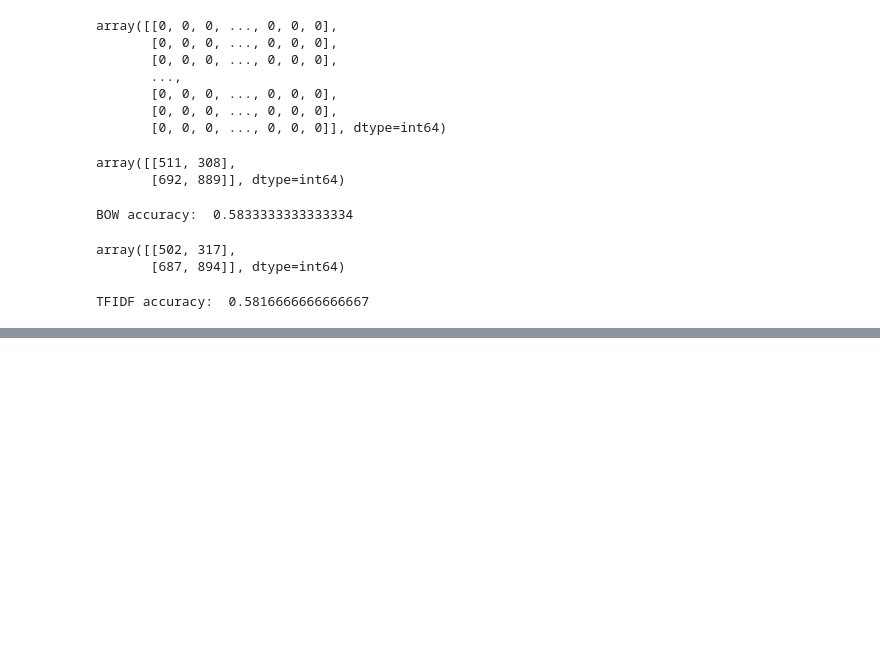
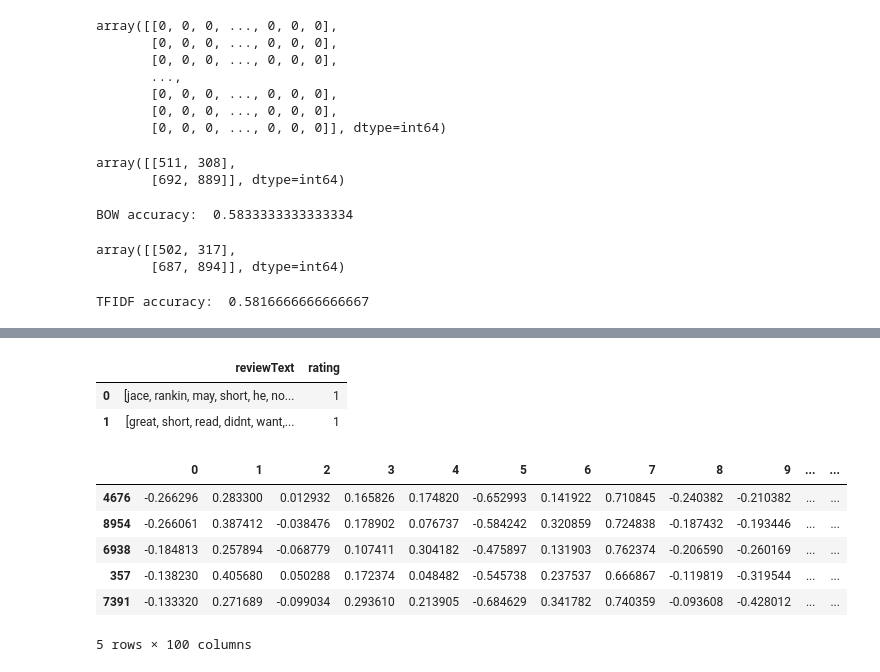
Before and after one commit to vp-31/Complete-Data-Science-With-Machine-Learning-And-NLP-2024, a Jupyter notebook: 26-CompleteNLP For Machine Learning/Practicals/30 and 31-Project 2- Kindle Review Sentiment Analyis.ipynb, the cells around one changed output, grey strips where cells are left out. Saved outputs shown, nothing was run; the diff lists cells and outputs as text; code cells hidden in the pictures; blank space fills up the shorter version.

```diff
--- a/26-CompleteNLP For Machine Learning/Practicals/30 and 31-Project 2- Kindle Review Sentiment Analyis.ipynb
+++ b/26-CompleteNLP For Machine Learning/Practicals/30 and 31-Project 2- Kindle Review Sentiment Analyis.ipynb
@@ -245,0 +395,22 @@ TFIDF accuracy:  0.5816666666666667
+# %%
+df.head(2)
+# %% [output]
+|  | reviewText | rating |
+| 0 | [jace, rankin, may, short, he, no... | 1 |
+| 1 | [great, short, read, didnt, want,... | 1 |
+# %%
+y=df['rating']
+# %%
+## Train Test Split
+from sklearn.model_selection import train_test_split
+X_train,X_test,y_train,y_test=train_test_split(df_final,y,test_size=0.20)
+# %%
+X_train.head()
+# %% [output]
+|  | 0 | 1 | 2 | 3 | 4 | 5 | 6 | 7 | 8 | 9 | ... | ... |
+| 4676 | -0.266296 | 0.283300 | 0.012932 | 0.165826 | 0.174820 | -0.652993 | 0.141922 | 0.710845 | -0.240382 | -0.210382 | ... | ... |
+| 8954 | -0.266061 | 0.387412 | -0.038476 | 0.178902 | 0.076737 | -0.584242 | 0.320859 | 0.724838 | -0.187432 | -0.193446 | ... | ... |
+| 6938 | -0.184813 | 0.257894 | -0.068779 | 0.107411 | 0.304182 | -0.475897 | 0.131903 | 0.762374 | -0.206590 | -0.260169 | ... | ... |
+| 357 | -0.138230 | 0.405680 | 0.050288 | 0.172374 | 0.048482 | -0.545738 | 0.237537 | 0.666867 | -0.119819 | -0.319544 | ... | ... |
+| 7391 | -0.133320 | 0.271689 | -0.099034 | 0.293610 | 0.213905 | -0.684629 | 0.341782 | 0.740359 | -0.093608 | -0.428012 | ... | ... |
+5 rows × 100 columns
```
Also changed, not shown: parts of 34 cells of this notebook.
